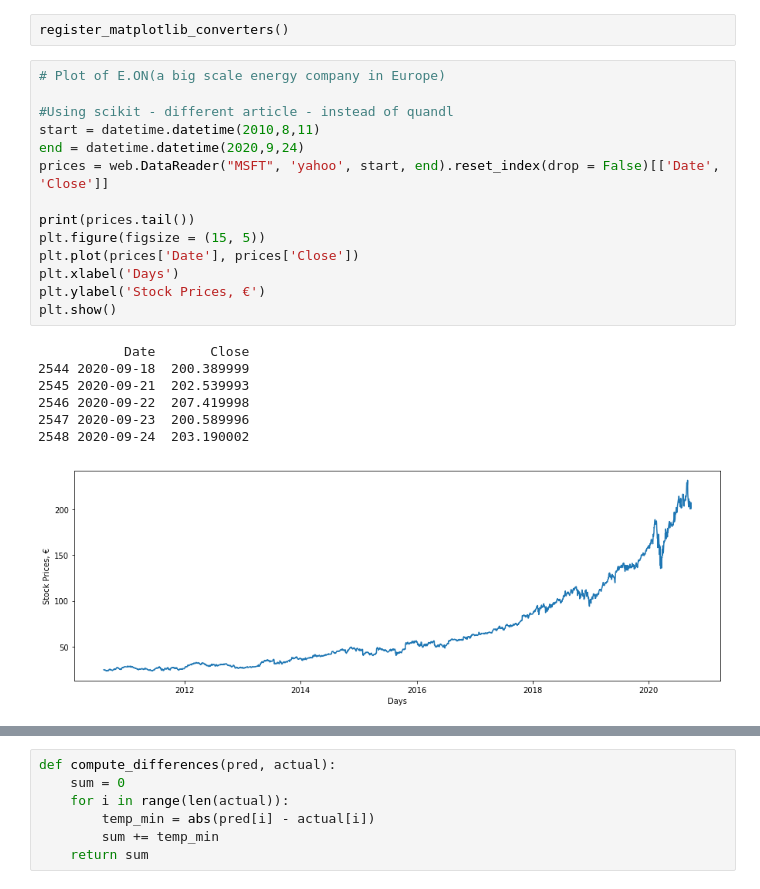
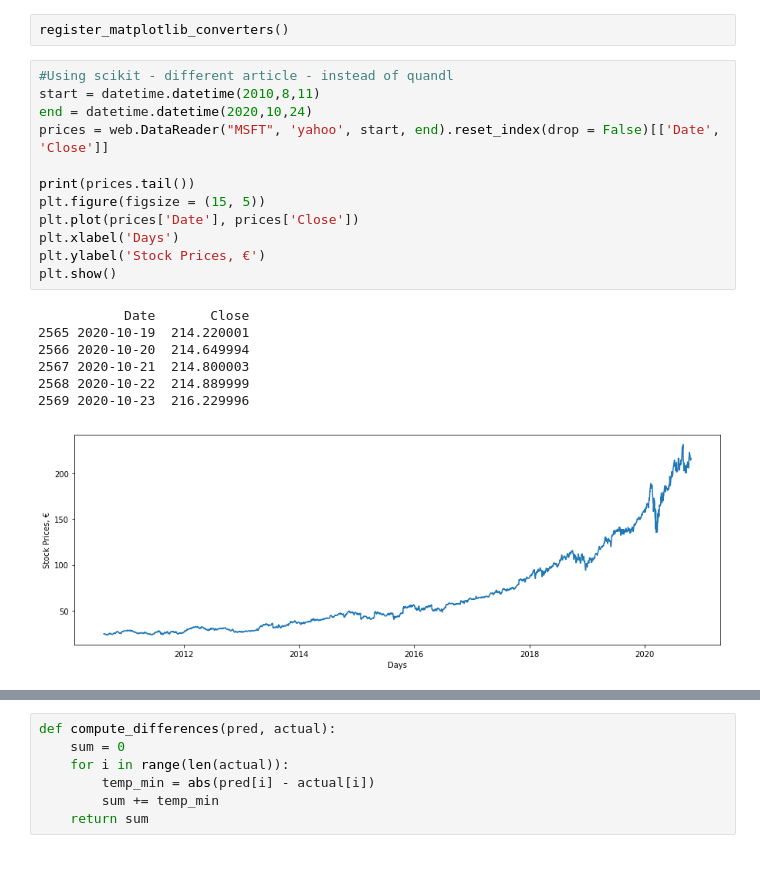
Before and after one commit to aavsss/StockPredictor, a Jupyter notebook: StockPredictor.ipynb, the cells around one changed output, grey strips where cells are left out. Drawn from its saved outputs; the diff is of its cells as text.

```diff
--- a/StockPredictor.ipynb
+++ b/StockPredictor.ipynb
@@ -10,27 +10,25 @@ from pandas import Series, DataFrame
 # %%
 register_matplotlib_converters()
 # %%
-# Plot of E.ON(a big scale energy company in Europe)
-
 #Using scikit - different article - instead of quandl
 start = datetime.datetime(2010,8,11)
-end = datetime.datetime(2020,9,24)
+end = datetime.datetime(2020,10,24)
 prices = web.DataReader("MSFT", 'yahoo', start, end).reset_index(drop = False)[['Date', 'Close']]
 
 print(prices.tail())
 plt.figure(figsize = (15, 5))
 plt.plot(prices['Date'], prices['Close'])
 plt.xlabel('Days')
 plt.ylabel('Stock Prices, €')
 plt.show()
 # %% [output]
            Date       Close
-2544 2020-09-18  200.389999
-2545 2020-09-21  202.539993
-2546 2020-09-22  207.419998
-2547 2020-09-23  200.589996
-2548 2020-09-24  203.190002
+2565 2020-10-19  214.220001
+2566 2020-10-20  214.649994
+2567 2020-10-21  214.800003
+2568 2020-10-22  214.889999
+2569 2020-10-23  216.229996
-[figure, old version]
+[figure, new version]
 # %%
 #--------------------------------------------------- GEOMETRIC BROWNIAN MOTION ------------------------------------------------
 
```
Also changed, not shown: parts of 12 cells of this notebook, 1 other file.
